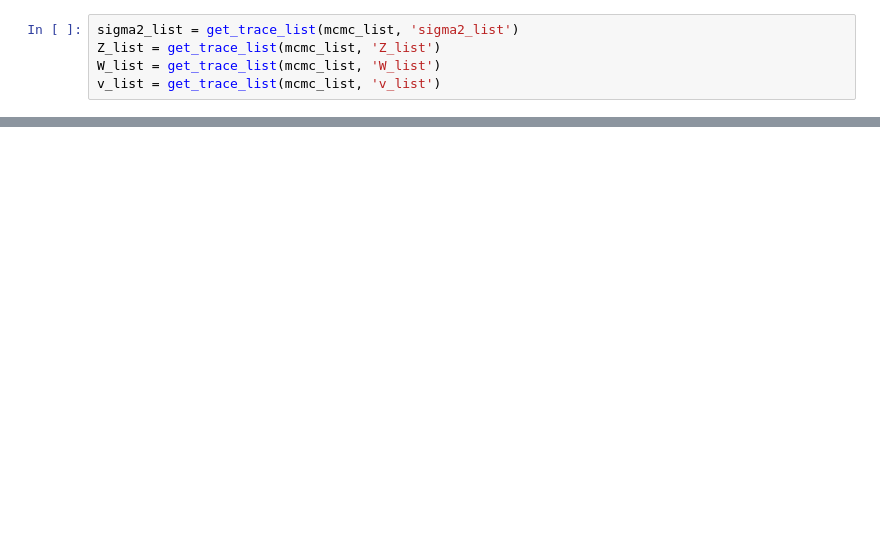
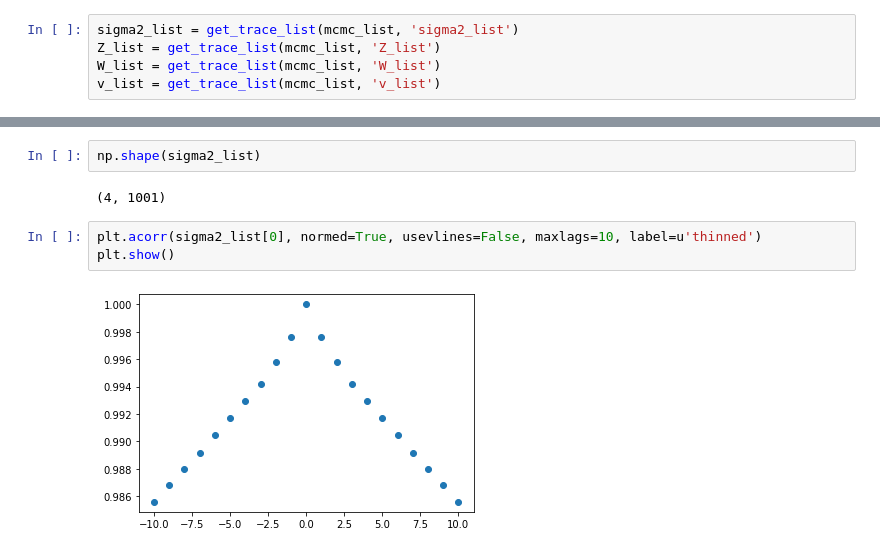
Before and after one commit to LeonCaesa/Gibbs, a Jupyter notebook: Experiment.ipynb, the cells around one changed output, grey strips where cells are left out. Drawn from its saved outputs; the diff is of its cells as text; blank space fills up the shorter version.

```diff
--- a/Experiment.ipynb
+++ b/Experiment.ipynb
@@ -245 +273,10 @@ Inference v[0.05472772 0.05562267 0.05848621 6.48099817]
 True v[1.42857143]
+# %%
+np.shape(sigma2_list)
+# %% [output]
+(4, 1001)
+# %%
+plt.acorr(sigma2_list[0], normed=True, usevlines=False, maxlags=10, label=u'thinned')
+plt.show()
+# %% [output]
+[figure, added]
```
Also changed, not shown: parts of 16 cells of this notebook, 2 other files.
